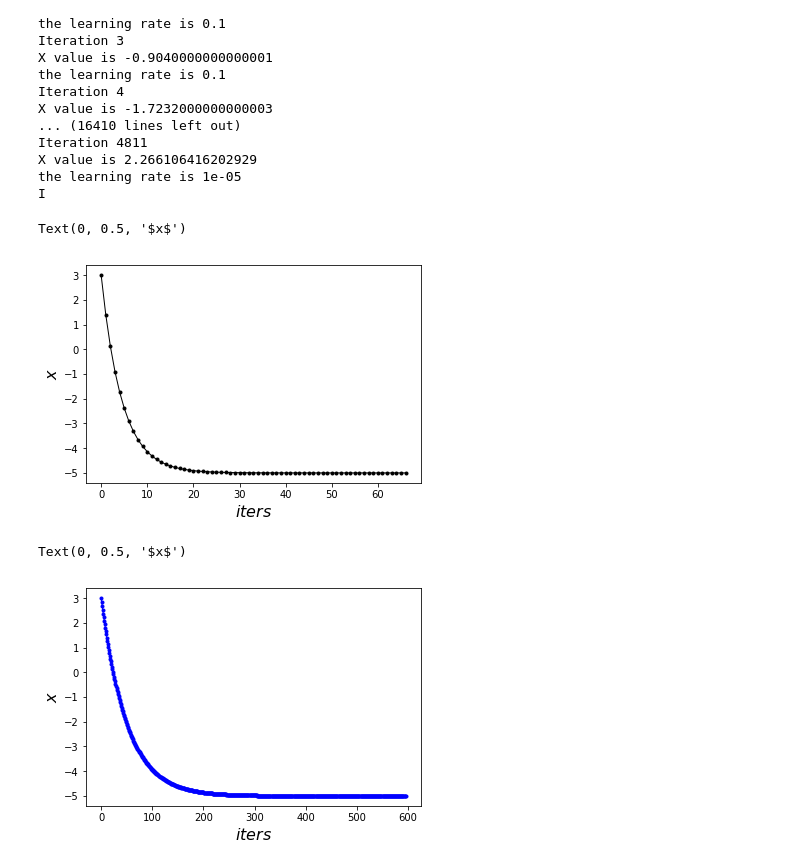
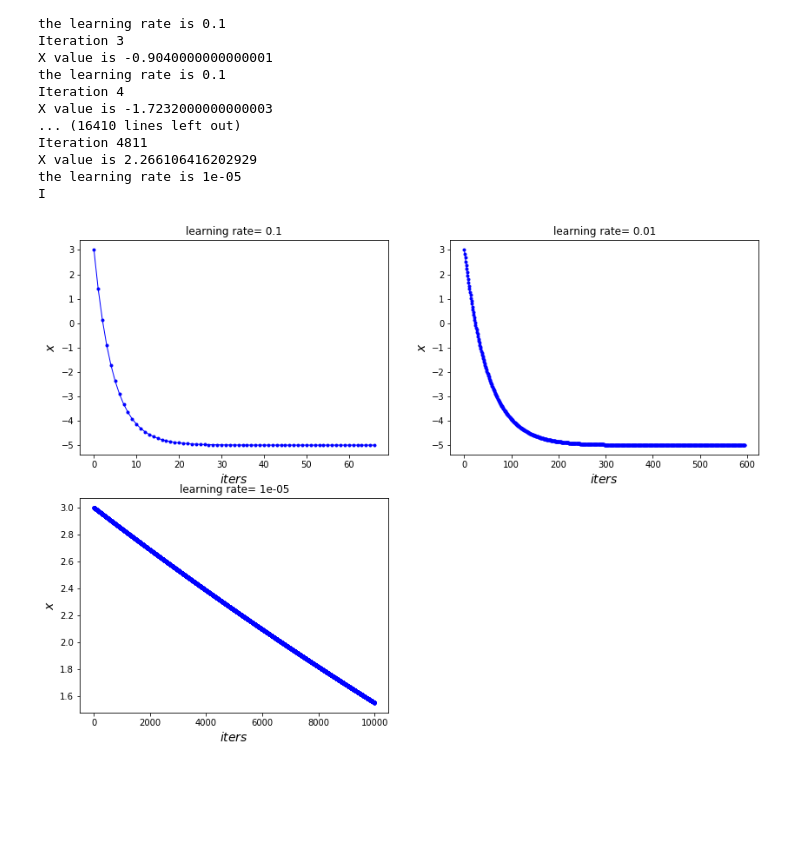
Before and after one commit to strive722/ML-100-Days, a Jupyter notebook: Day_073_Gradient_Descent_HW.ipynb, the cells around one changed output. Saved outputs shown, nothing was run; the diff lists cells and outputs as text; code cells hidden in the pictures; blank space fills up the shorter version.

```diff
--- a/Day_073_Gradient_Descent_HW.ipynb
+++ b/Day_073_Gradient_Descent_HW.ipynb
@@ -78,18 +72,14 @@ I
 # %%
 import matplotlib.pyplot as plt
 %matplotlib inline
 
-plt.plot(iters_hist_all[0], x_hist_all[0], 'o-', ms=3, lw=1, color='black')
-plt.xlabel(r'$iters$', fontsize=16)
-plt.ylabel(r'$x$', fontsize=16)
+plt.figure(figsize=(14,10))
+for i in range(3):
+    plt.subplot(2,2,i+1)
+    plt.plot(iters_hist_all[i], x_hist_all[i], 'o-', ms=3, lw=1, color='blue')
+    plt.xlabel(r'$iters$', fontsize=14)
+    plt.ylabel(r'$x$', fontsize=14)
+    plt.title("learning rate= " + str(lr_A[i]))
+plt.show()
 # %% [output]
-Text(0, 0.5, '$x$')
-[figure, old version]
+[figure, new version]
-# %%
-
-plt.plot(iters_hist_all[1], x_hist_all[1], 'o-', ms=3, lw=1, color='blue')
-plt.xlabel(r'$iters$', fontsize=16)
-plt.ylabel(r'$x$', fontsize=16)
-# %% [output]
-Text(0, 0.5, '$x$')
-[figure, removed]
```
Also changed, not shown: parts of 2 cells of this notebook.
